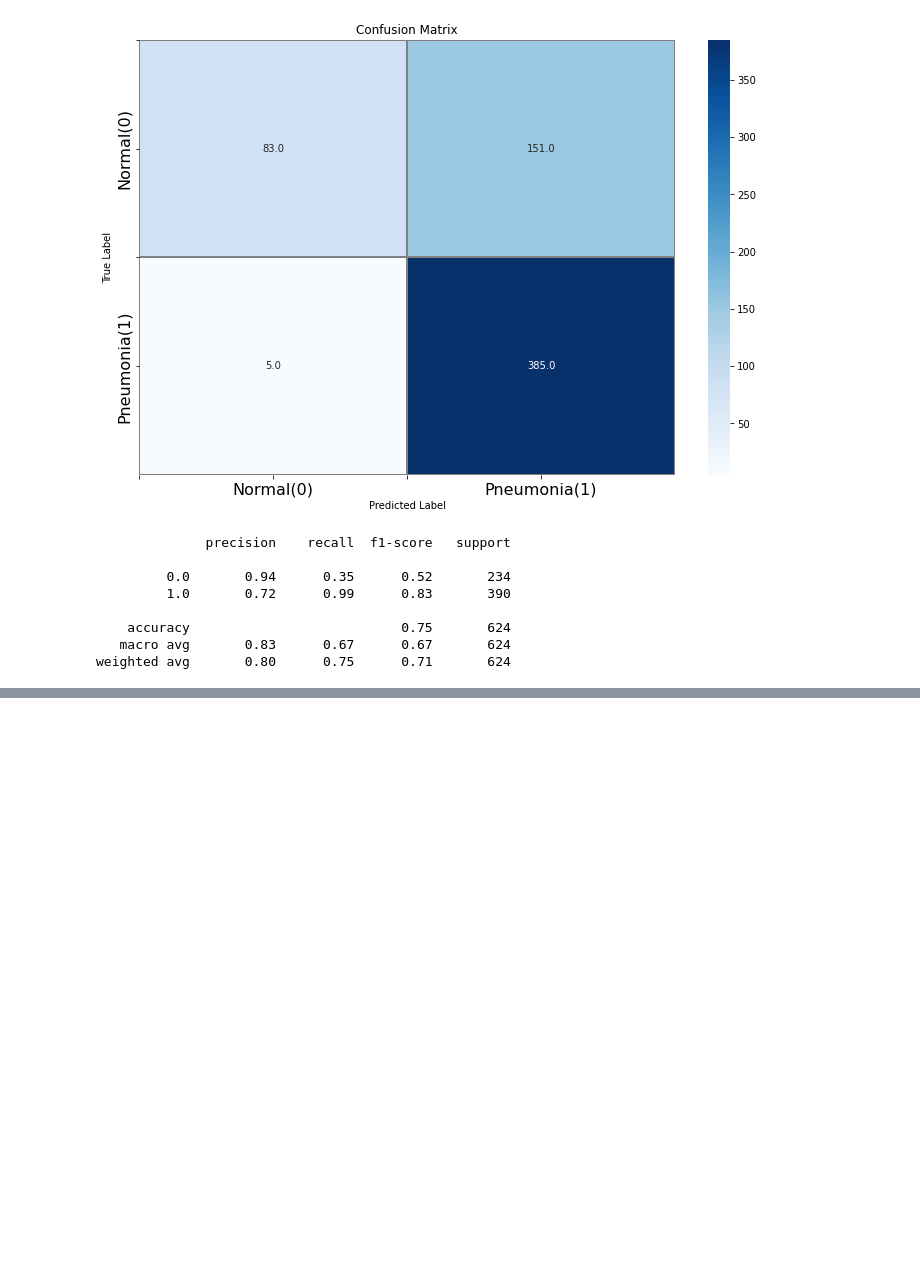
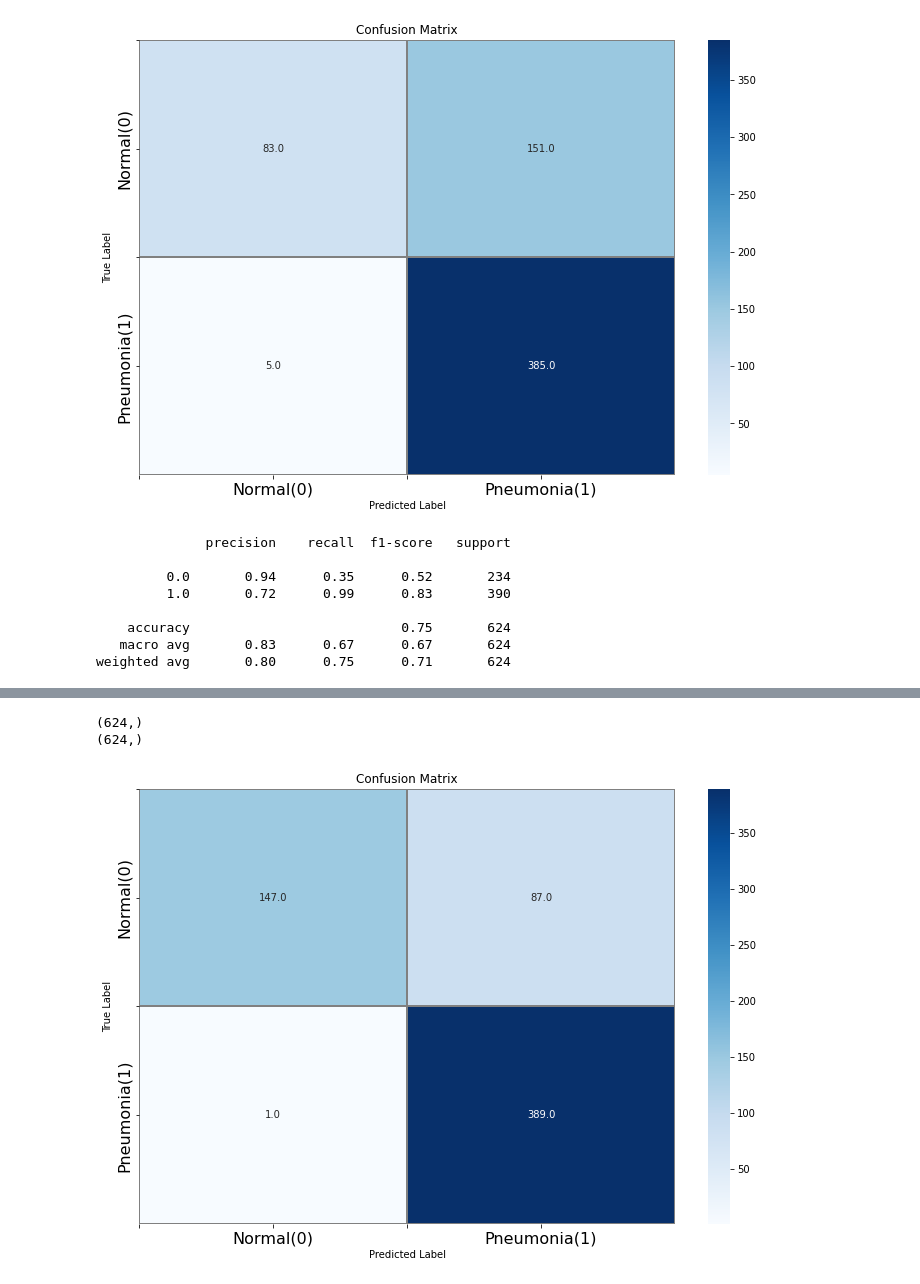
Before and after one commit to joni-menahem/DeepLearning-DrorLederman-assign1_2, a Jupyter notebook: assign2.ipynb, the cells around one changed output, grey strips where cells are left out. Cells and saved outputs as stored; diff of their text form; code cells hidden in the pictures; blank space fills up the shorter version.

```diff
--- a/assign2.ipynb
+++ b/assign2.ipynb
@@ -881,0 +1051,27 @@ weighted avg       0.80      0.75      0.71       624
+# %%
+# Get predictions and Original labels
+
+predictions = np.array([])
+test_labels =  np.array([])
+for x, y in test_ds:
+    predictions = np.concatenate([predictions, np.argmax(inception_mid_imb_model.predict(x), axis = -1)])
+    test_labels = np.concatenate([test_labels, np.argmax(y.numpy(), axis=-1)])
+
+print(test_labels.shape)
+print(predictions.shape)
+# %% [output]
+(624,)
+(624,)
+# %%
+# Get the confusion matrix
+cm  = confusion_matrix(test_labels, predictions)
+f,ax = plt.subplots(figsize=(12, 8))
+sns.heatmap(cm, annot=True, linewidths=0.01, cmap=plt.cm.Blues, linecolor="gray", fmt='.1f', ax=ax)
+plt.xticks(np.arange(0, 2, step=0.5), ['', 'Normal(0)', '', 'Pneumonia(1)'], fontsize=16)
+plt.yticks(np.arange(0, 2, step=0.5), ['', 'Normal(0)', '', 'Pneumonia(1)'], fontsize=16)
+plt.xlabel("Predicted Label")
+plt.ylabel("True Label")
+plt.title("Confusion Matrix")
+plt.show()
+# %% [output]
+[figure, added]
```
Also changed, not shown: parts of 11 cells of this notebook.
